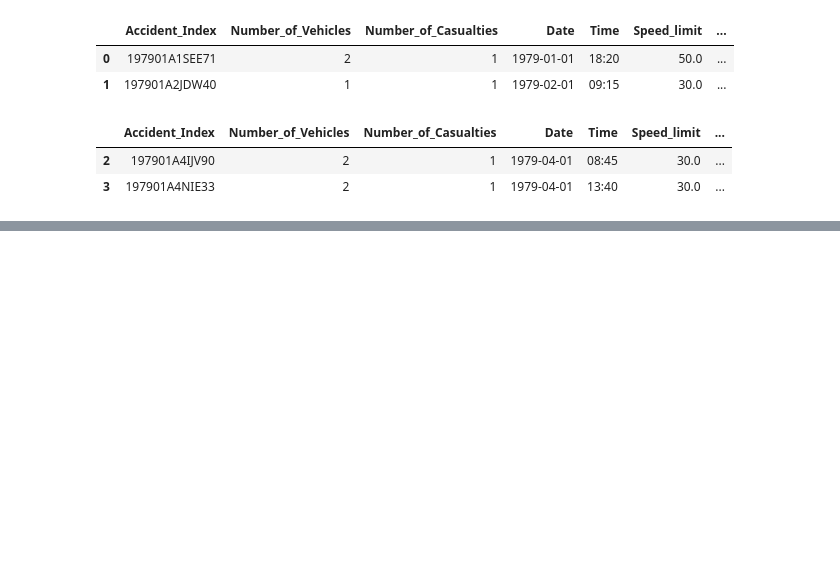
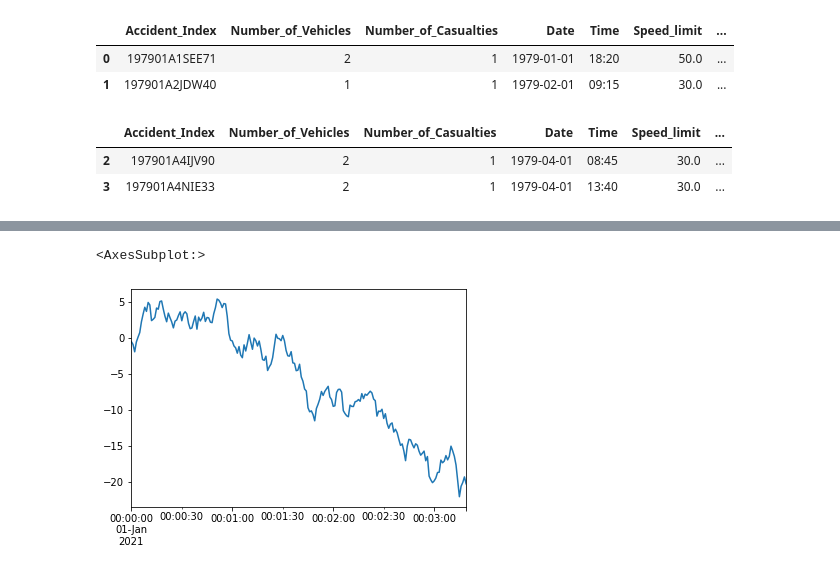
Before and after one commit to rafaelnpietro/DataScience, a Jupyter notebook: DSA/Pandas.ipynb, the cells around one changed output, grey strips where cells are left out. Cells and saved outputs as stored; diff of their text form; code cells hidden in the pictures; blank space fills up the shorter version.

```diff
--- a/DSA/Pandas.ipynb
+++ b/DSA/Pandas.ipynb
@@ -106,0 +446,4 @@ df[2:4] #Linha 2 a 4
+# %%
+rng= pd.date_range('1/1/2021',periods=200,freq='s') #Frequencia define a frequencia do período (segundos,
+# minutos, horas, dias, etc.)
+rng
@@ -106,0 +486,2 @@ df[2:4] #Linha 2 a 4
+# %%
+ts=pd.Series(np.random.randn(len(rng)),index=rng)
@@ -106,0 +503,3 @@ df[2:4] #Linha 2 a 4
+# %%
+ts=ts.cumsum()
+ts.head(5)
@@ -106,0 +513,5 @@ df[2:4] #Linha 2 a 4
+# %%
+ts.plot()
+# %% [output]
+<AxesSubplot:>
+[figure, added]
```
Also changed, not shown: parts of 50 cells of this notebook, 1 other file.
